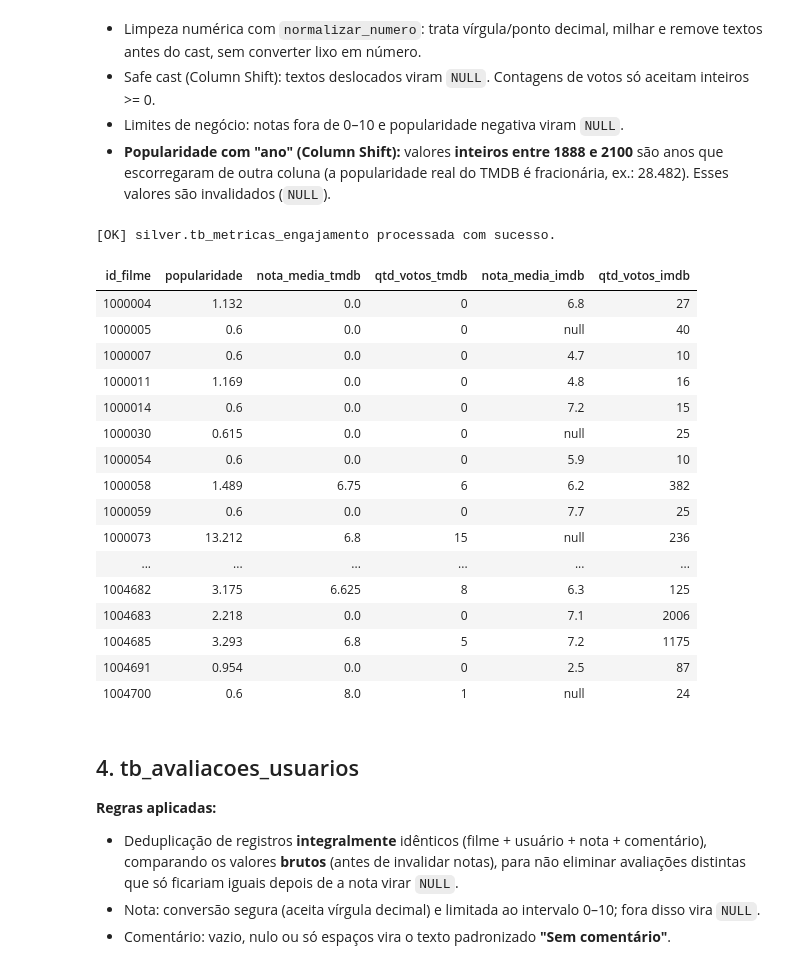
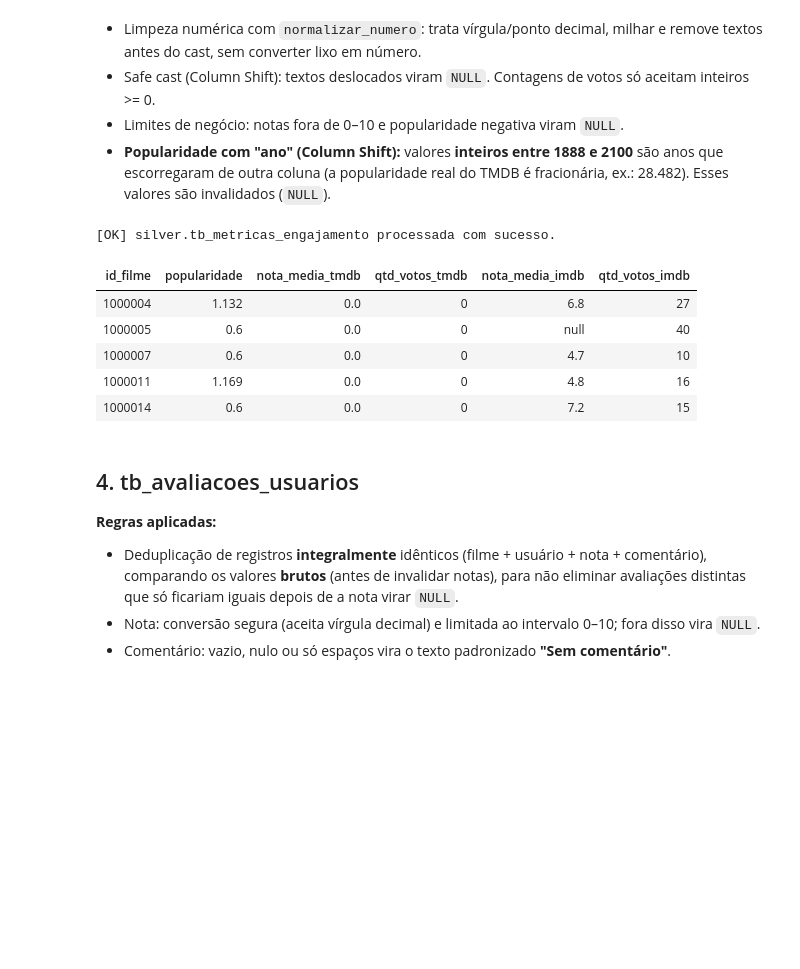
Before and after one commit to leonanmaster/atividade2_Rocket_Lab, a Jupyter notebook: 02_Silver.ipynb, the cells around one changed output. Saved outputs shown, nothing was run; the diff lists cells and outputs as text; code cells hidden in the pictures; blank space fills up the shorter version.

```diff
--- a/02_Silver.ipynb
+++ b/02_Silver.ipynb
@@ -261,45 +266,34 @@ df_silver_metrics = (
 
     # Popularidade
     .withColumn("popularidade_temp", normalizar_numero(F.col("popularity")).try_cast("double"))
     .withColumn("popularidade", F.when((pop >= 0) & ~parece_ano & dentro_do_teto, pop))
 
     # Notas: 0 a 10. Fora disso vira NULL
     .withColumn("nota_tmdb_temp", normalizar_numero(F.col("vote_average")).try_cast("double"))
     .withColumn("nota_media_tmdb", F.when(F.col("nota_tmdb_temp").between(0, 10), F.col("nota_tmdb_temp")))
     .withColumn("nota_imdb_temp", normalizar_numero(F.col("averageRating")).try_cast("double"))
     .withColumn("nota_media_imdb", F.when(F.col("nota_imdb_temp").between(0, 10), F.col("nota_imdb_temp")))
 
     # Contagens de votos: inteiros >= 0
     .withColumn("qtd_votos_tmdb", para_inteiro(F.col("vote_count")))
     .withColumn("qtd_votos_imdb", para_inteiro(F.col("numVotes")))
 
     .select("id_filme", "popularidade", "nota_media_tmdb", "qtd_votos_tmdb", "nota_media_imdb", "qtd_votos_imdb")
 )
 
 df_silver_metrics.write.format("delta").mode("overwrite").option("overwriteSchema", "true") \
     .saveAsTable(f"{silver_schema}.tb_metricas_engajamento")
 
 print("[OK] silver.tb_metricas_engajamento processada com sucesso.")
-display(spark.table(f"{silver_schema}.tb_metricas_engajamento").limit(500))
+display(spark.table(f"{silver_schema}.tb_metricas_engajamento").limit(5))
 # %% [output]
 [OK] silver.tb_metricas_engajamento processada com sucesso.
 | id_filme | popularidade | nota_media_tmdb | qtd_votos_tmdb | nota_media_imdb | qtd_votos_imdb |
 | 1000004 | 1.132 | 0.0 | 0 | 6.8 | 27 |
 | 1000005 | 0.6 | 0.0 | 0 | null | 40 |
 | 1000007 | 0.6 | 0.0 | 0 | 4.7 | 10 |
 | 1000011 | 1.169 | 0.0 | 0 | 4.8 | 16 |
 | 1000014 | 0.6 | 0.0 | 0 | 7.2 | 15 |
-| 1000030 | 0.615 | 0.0 | 0 | null | 25 |
-| 1000054 | 0.6 | 0.0 | 0 | 5.9 | 10 |
-| 1000058 | 1.489 | 6.75 | 6 | 6.2 | 382 |
-| 1000059 | 0.6 | 0.0 | 0 | 7.7 | 25 |
-| 1000073 | 13.212 | 6.8 | 15 | null | 236 |
-| ... | ... | ... | ... | ... | ... |
-| 1004682 | 3.175 | 6.625 | 8 | 6.3 | 125 |
-| 1004683 | 2.218 | 0.0 | 0 | 7.1 | 2006 |
-| 1004685 | 3.293 | 6.8 | 5 | 7.2 | 1175 |
-| 1004691 | 0.954 | 0.0 | 0 | 2.5 | 87 |
-| 1004700 | 0.6 | 8.0 | 1 | null | 24 |
 # %% [markdown]
 ## 4. tb_avaliacoes_usuarios
 
```
Also changed, not shown: parts of 3 cells of this notebook.
